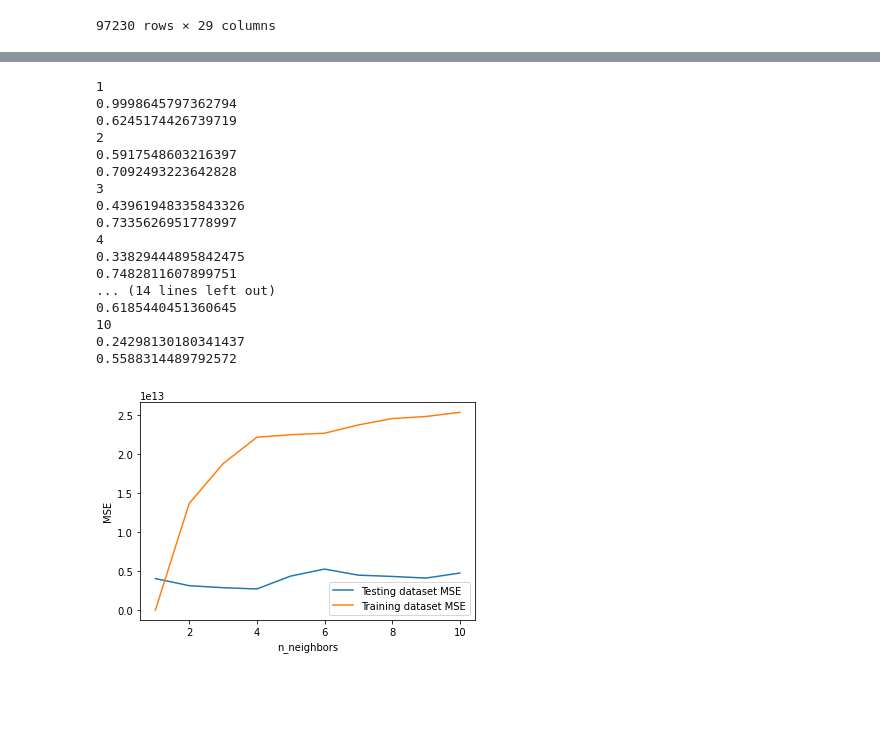
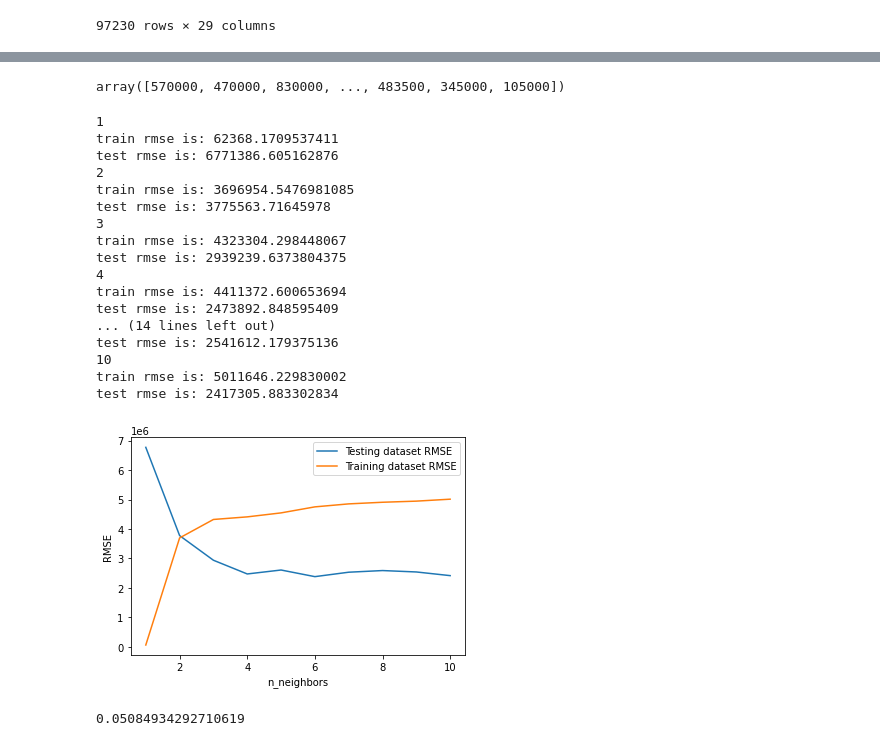
Before and after one commit to sakuraszy/STATS-170A-Group, a Jupyter notebook: Modeling/Baseline_knn.ipynb, the cells around one changed output, grey strips where cells are left out. Cells and saved outputs as stored; diff of their text form; code cells hidden in the pictures; blank space fills up the shorter version.

```diff
--- a/Modeling/Baseline_knn.ipynb
+++ b/Modeling/Baseline_knn.ipynb
@@ -34,3 +49,7 @@ y = data.iloc[:, 0].values
+# %%
+y
+# %% [output]
+array([570000, 470000, 830000, ..., 483500, 345000, 105000])
 # %%
 X_train, X_test, y_train, y_test = train_test_split(X, y, test_size=0.20)
 # %%
@@ -41,8 +60,8 @@ X_train = scaler.transform(X_train)
 X_test = scaler.transform(X_test)
 # %%
 neighbors = np.arange(1, 11)
-train_mse = np.empty(len(neighbors))
-test_mse = np.empty(len(neighbors))
+train_rmse = np.empty(len(neighbors))
+test_rmse = np.empty(len(neighbors))
 
 
 for i, k in enumerate(neighbors):
@@ -52,38 +71,38 @@ for i, k in enumerate(neighbors):
     # Compute traning and test data accuracy
     train_pred = knn.predict(X_train)
     test_pred = knn.predict(X_test)
-    train_error = mean_squared_error(y_train, train_pred)
-    test_error = mean_squared_error(y_test,test_pred)
-    train_mse[i] = train_error
-    test_mse[i] = test_error
+    train_error = sqrt(mean_squared_error(y_train, train_pred))
+    test_error = sqrt(mean_squared_error(y_test,test_pred))
+    train_rmse[i] = train_error
+    test_rmse[i] = test_error
     print(k)
-    print(knn.score(X_train,y_train))
-    print(knn.score(X_test, y_test))
-
-
-plt.plot(neighbors, test_mse, label = 'Testing dataset MSE')
-plt.plot(neighbors, train_mse, label = 'Training dataset MSE')
-
-plt.legend()
-plt.xlabel('n_neighbors')
-plt.ylabel('MSE')
-plt.show()
+    print('train rmse is: ' + str(train_error))
+    print('test rmse is: ' + str(test_error))
 # %% [output]
 1
-0.9998645797362794
-0.6245174426739719
+train rmse is: 62368.1709537411
+test rmse is: 6771386.605162876
 2
-0.5917548603216397
-0.7092493223642828
+train rmse is: 3696954.5476981085
+test rmse is: 3775563.71645978
 3
-0.43961948335843326
-0.7335626951778997
+train rmse is: 4323304.298448067
+test rmse is: 2939239.6373804375
 4
-0.33829444895842475
-0.7482811607899751
+train rmse is: 4411372.600653694
+test rmse is: 2473892.848595409
 ... (14 lines left out)
-0.6185440451360645
+test rmse is: 2541612.179375136
 10
-0.24298130180341437
-0.5588314489792572
+train rmse is: 5011646.229830002
+test rmse is: 2417305.883302834
-[figure, removed]
+# %%
+plt.plot(neighbors, test_rmse, label = 'Testing dataset RMSE')
+plt.plot(neighbors, train_rmse, label = 'Training dataset RMSE')
+
+plt.legend()
+plt.xlabel('n_neighbors')
+plt.ylabel('RMSE')
+plt.show()
+# %% [output]
+[figure, added]
@@ -89,0 +111,7 @@ plt.show()
+# %%
+regr = LinearRegression()
+
+regr.fit(X_train, y_train)
+print(regr.score(X_test, y_test))
+# %% [output]
+0.05084934292710619
```
Also changed, not shown: parts of 10 cells of this notebook.
